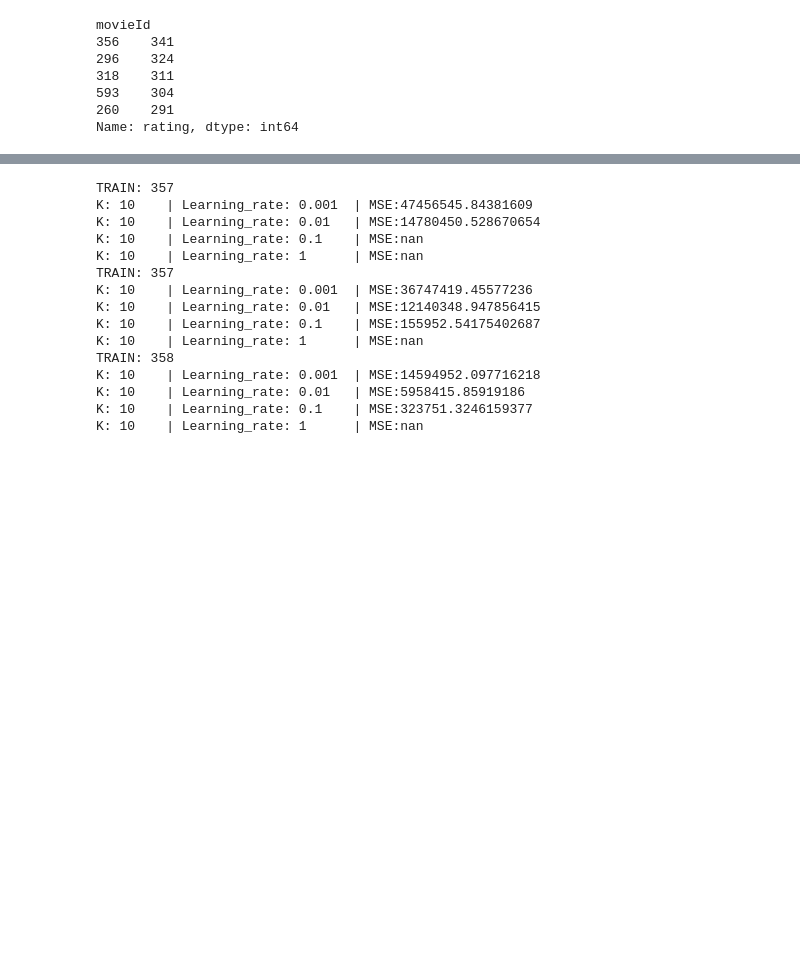
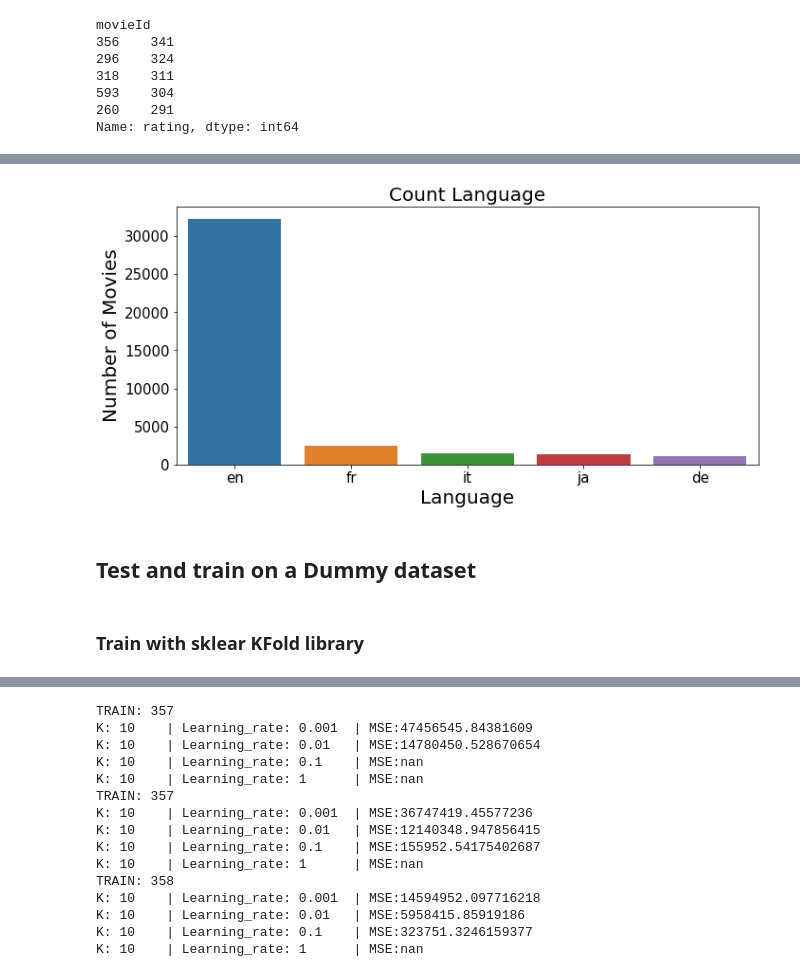
Before and after one commit to carlosgeovany/MachineLearning, a Jupyter notebook: RecommenderSystem.ipynb, the cells around one changed output, grey strips where cells are left out. Drawn from its saved outputs; the diff is of its cells as text; code cells hidden in the pictures; blank space fills up the shorter version.

Commit message:
modifying notebook cells order

```diff
--- a/RecommenderSystem.ipynb
+++ b/RecommenderSystem.ipynb
@@ -326,0 +180,21 @@ ratings.head(5)
+# %%
+movies_data = pd.read_csv("data/movies_metadata.csv", usecols=['genres','id','title','original_language','release_date'])
+# %%
+## Remove id and name from string
+movies_data['genres'].replace({'id': ''}, inplace=True, regex=True)
+movies_data['genres'].replace({'name': ''}, inplace=True, regex=True)
+movies_data['genres'].replace({'\d+': ''}, inplace=True, regex=True)
+## Remove special characters
+movies_data['genres'].replace({'\W+': ' '}, inplace=True, regex=True)
+## Remove leading and trailing blanks
+movies_data['genres'] = movies_data['genres'].str.strip()
+## Formatiing the string
+movies_data['genres'].replace({' ': ', '}, inplace=True, regex=True)
+## split in to a list
+movies_data['genres'] = [x.strip('()').split(',') for x in movies_data['genres']]
+# %%
+## Cleaning id column
+movies_data.drop(movies_data[movies_data['id'].str.contains("-")].index, inplace = True)
+movies_data['id'] = movies_data['id'].astype('int64')
+## Rename id column to movieId
+movies_data.rename(columns={'id': 'movieId'}, inplace=True)
@@ -326,0 +210,15 @@ ratings.head(5)
+# %%
+## Plot movies by original language
+plt.figure(figsize = (11, 5))
+sns.countplot(data=movies_data,
+              order=movies_data.original_language.value_counts().iloc[:5].index,
+              x='original_language')
+plt.tick_params(labelsize = 15)
+plt.title("Count Language", fontsize = 20)
+plt.xlabel("Language", fontsize = 20)
+plt.ylabel("Number of Movies", fontsize = 20)
+plt.show()
+# %% [output]
+[figure, added]
+# %% [markdown]
+## Test and train on a Dummy dataset
@@ -326,0 +245,2 @@ ratings.head(5)
+# %% [markdown]
+### Train with sklear KFold library
```
Also changed, not shown: parts of 40 cells of this notebook, 2 other files.
